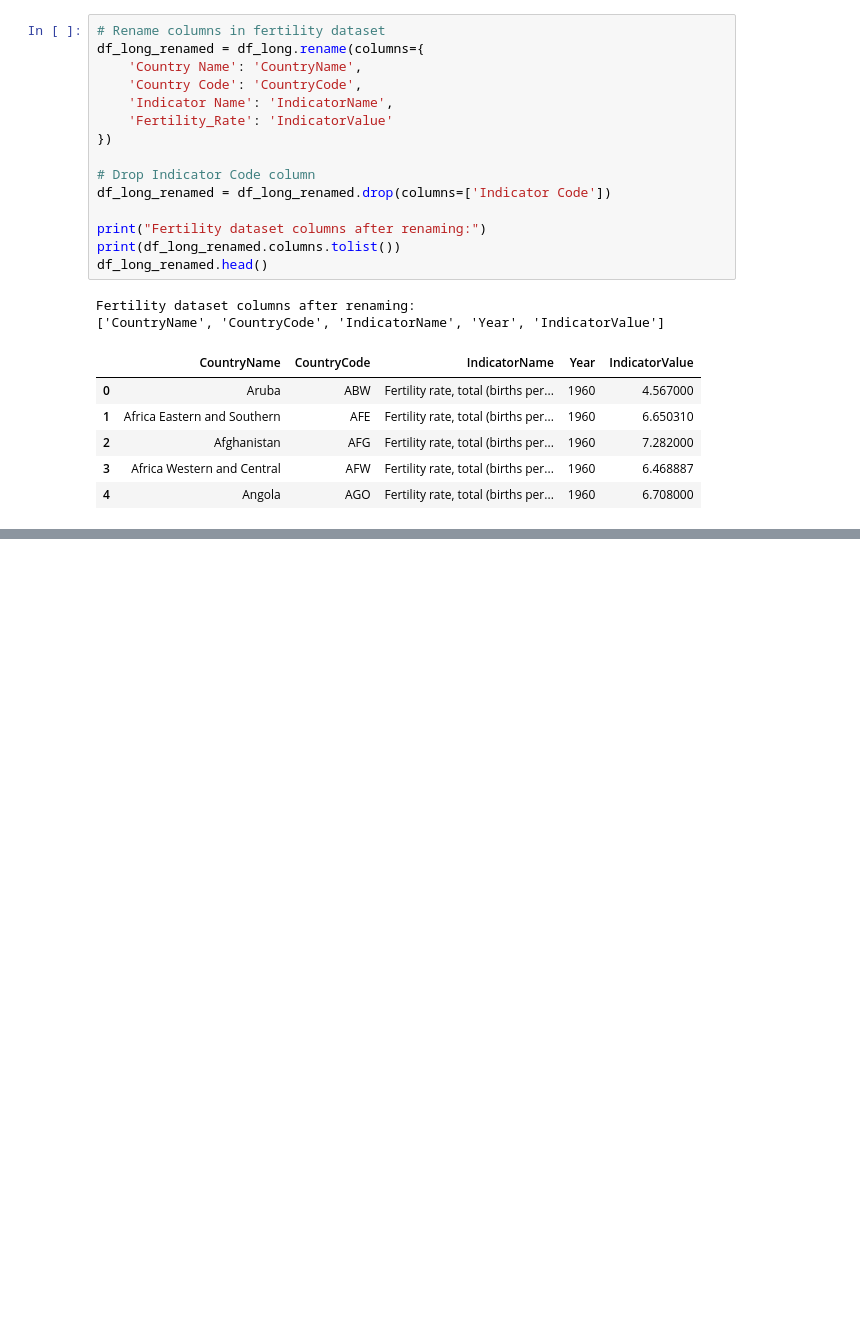
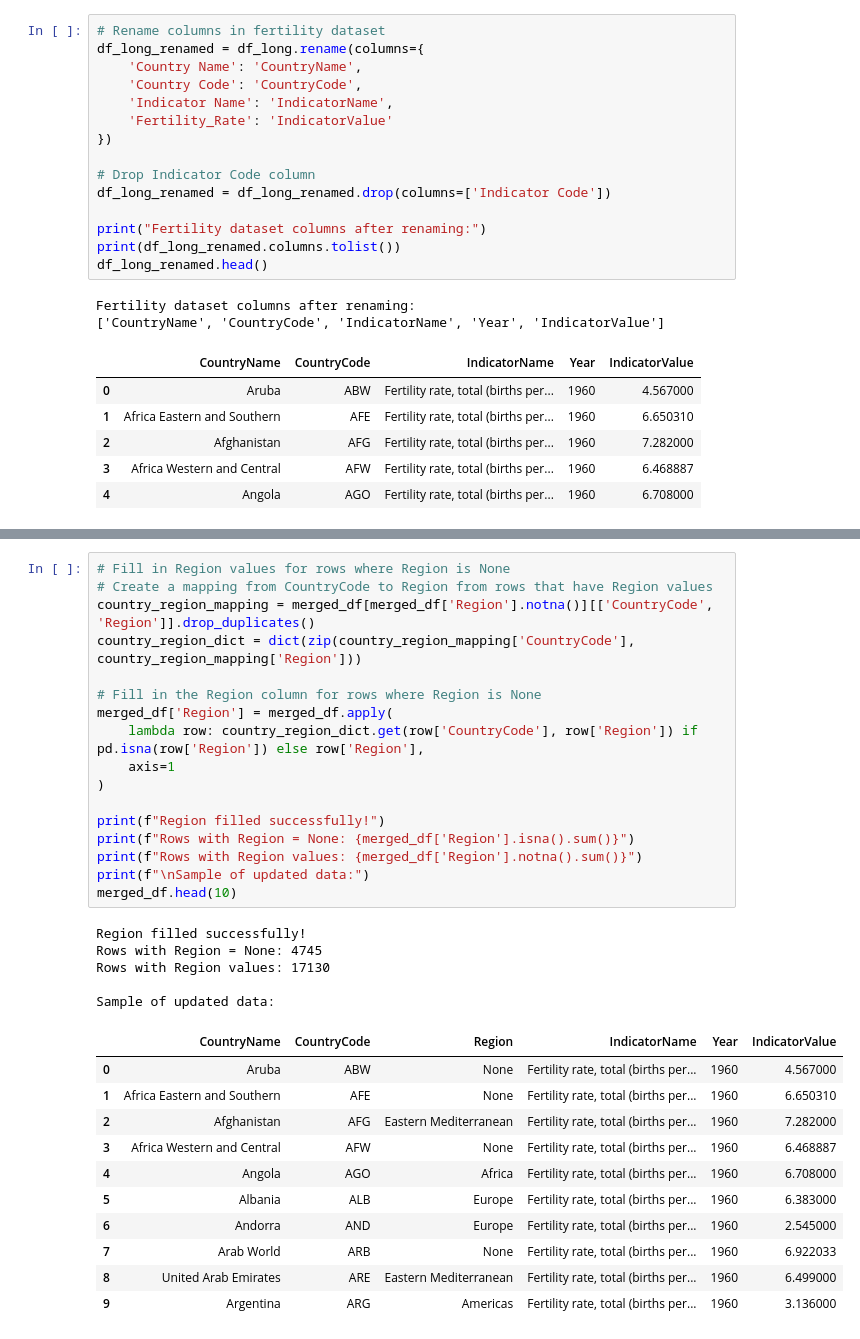
Before and after one commit to adrianbarrios-ieUniversity/Advanced-Databases-Project, a Jupyter notebook: DATA_CLEANING/FERTILITY_GOV_SPENDING.ipynb, the cells around one changed output, grey strips where cells are left out. Drawn from its saved outputs; the diff is of its cells as text; blank space fills up the shorter version.

```diff
--- a/DATA_CLEANING/FERTILITY_GOV_SPENDING.ipynb
+++ b/DATA_CLEANING/FERTILITY_GOV_SPENDING.ipynb
@@ -186,0 +222,34 @@ Government Health Expenditure columns: ['IndicatorName', 'Region', 'CountryCode'
+# %%
+# Fill in Region values for rows where Region is None
+# Create a mapping from CountryCode to Region from rows that have Region values
+country_region_mapping = merged_df[merged_df['Region'].notna()][['CountryCode', 'Region']].drop_duplicates()
+country_region_dict = dict(zip(country_region_mapping['CountryCode'], country_region_mapping['Region']))
+
+# Fill in the Region column for rows where Region is None
+merged_df['Region'] = merged_df.apply(
+    lambda row: country_region_dict.get(row['CountryCode'], row['Region']) if pd.isna(row['Region']) else row['Region'],
+    axis=1
+)
+
+print(f"Region filled successfully!")
+print(f"Rows with Region = None: {merged_df['Region'].isna().sum()}")
+print(f"Rows with Region values: {merged_df['Region'].notna().sum()}")
+print(f"\nSample of updated data:")
+merged_df.head(10)
+# %% [output]
+Region filled successfully!
+Rows with Region = None: 4745
+Rows with Region values: 17130
+
+Sample of updated data:
+|  | CountryName | CountryCode | Region | IndicatorName | Year | IndicatorValue |
+| 0 | Aruba | ABW | None | Fertility rate, total (births per... | 1960 | 4.567000 |
+| 1 | Africa Eastern and Southern | AFE | None | Fertility rate, total (births per... | 1960 | 6.650310 |
+| 2 | Afghanistan | AFG | Eastern Mediterranean | Fertility rate, total (births per... | 1960 | 7.282000 |
+| 3 | Africa Western and Central | AFW | None | Fertility rate, total (births per... | 1960 | 6.468887 |
+| 4 | Angola | AGO | Africa | Fertility rate, total (births per... | 1960 | 6.708000 |
+| 5 | Albania | ALB | Europe | Fertility rate, total (births per... | 1960 | 6.383000 |
+| 6 | Andorra | AND | Europe | Fertility rate, total (births per... | 1960 | 2.545000 |
+| 7 | Arab World | ARB | None | Fertility rate, total (births per... | 1960 | 6.922033 |
+| 8 | United Arab Emirates | ARE | Eastern Mediterranean | Fertility rate, total (births per... | 1960 | 6.499000 |
+| 9 | Argentina | ARG | Americas | Fertility rate, total (births per... | 1960 | 3.136000 |
```
Also changed, not shown: parts of 4 cells of this notebook, 4 other files.
